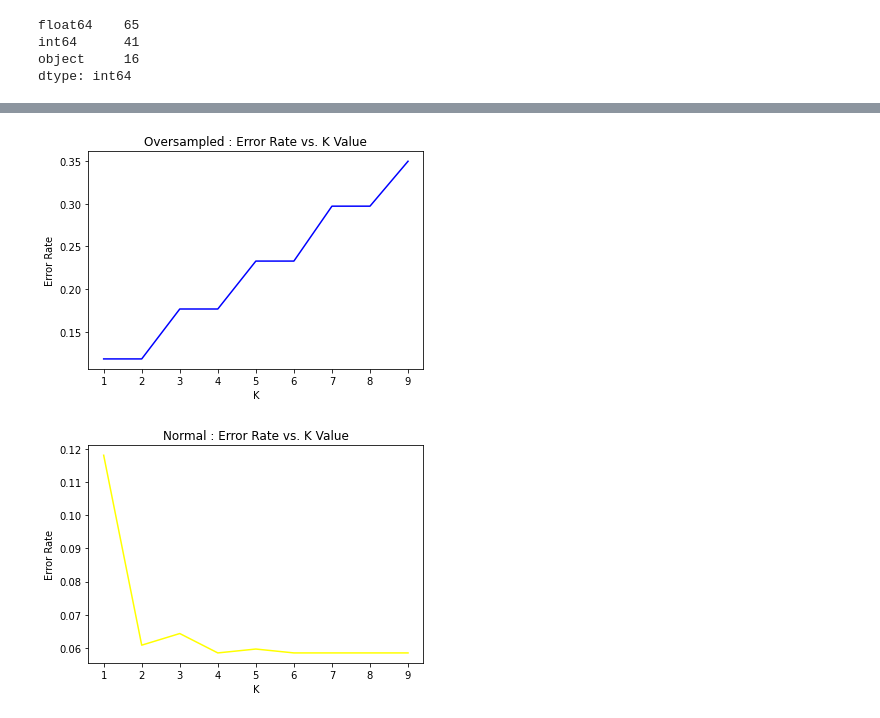
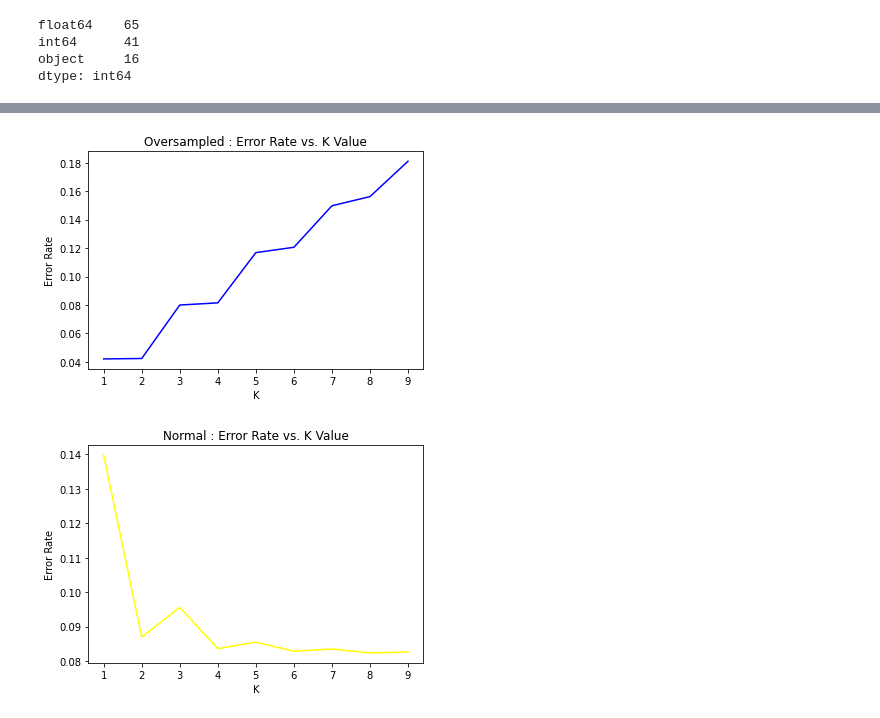
Before and after one commit to PaulBagnis/HomeCredit, a Jupyter notebook: notebooks/knn.ipynb, the cells around one changed output, grey strips where cells are left out. Saved outputs shown, nothing was run; the diff lists cells and outputs as text; code cells hidden in the pictures.

```diff
--- a/notebooks/knn.ipynb
+++ b/notebooks/knn.ipynb
@@ -171,22 +173,21 @@ Name: TARGET, dtype: float64
 # %%
 #Oversampling (not undersampling) because we haven't many rows.
-
 # Separate majority and minority classes
-df_majority = dfTrain[dfTrain['TARGET']==0]
-df_minority = dfTrain[dfTrain['TARGET']==1]
+df_majority = df[df['TARGET']==0]
+df_minority = df[df['TARGET']==1]
 
 # Upsample minority class
 df_minority_upsampled = resample(df_minority,
                                  replace=True,     # sample with replacement
-                                 n_samples=round(dfTrain.shape[0] * 0.918744),  # to match majority class
+                                 n_samples=round(df.shape[0] * 0.919089),  # to match majority class
                                  random_state=123) # reproducible results
 
 # Combine majority class with upsampled minority class
-dfTrainUpsampled = pd.concat([df_majority, df_minority_upsampled])
+dfUpsampled = pd.concat([df_majority, df_minority_upsampled])
 
 # Display new class counts
-dfTrainUpsampled['TARGET'].value_counts()
-print('Training data shape: ', dfTrainUpsampled.shape)
+dfUpsampled['TARGET'].value_counts()
+print('Training data shape: ', dfUpsampled.shape)
 
-dfTrainUpsampled['TARGET'].astype(int).plot.hist();
+dfUpsampled['TARGET'].astype(int).plot.hist();
 # %% [output]
@@ -195,51 +196,67 @@ Training data shape:  (14380, 118)
 # %%
 #Knns preparation.
 
-#Test
-X_test = dfTest.drop('TARGET', 1)
-y_test = dfTest['TARGET']
+#Oversampled knn.
+basic_up_X_train = dfUpsampled.drop('TARGET', 1)
+basic_up_y_train = dfUpsampled['TARGET']
 
-#Oversampled knn.
-oversampled_X_train = dfTrainUpsampled.drop('TARGET', 1)
-oversampled_y_train = dfTrainUpsampled['TARGET']
+#Cross validation for oversampled.
+up_X_train, up_X_test, up_y_train, up_y_test = train_test_split(basic_up_X_train, basic_up_y_train, test_size=0.2, random_state=0)
+up_X_train_id = up_X_train['SK_ID_CURR']
+up_X_test_id = up_X_test['SK_ID_CURR']
+
+# Feature scaling for oversampled.
+sc = StandardScaler()
+up_X_train = pd.DataFrame(sc.fit_transform(up_X_train),columns = up_X_train.columns)
+up_X_test = pd.DataFrame(sc.fit_transform(up_X_test),columns = up_X_test.columns)
+
 
 #Normal knn.
-X_train = dfTrain.drop('TARGET', 1)
-y_train = dfTrain['TARGET']
+basic_X_train = df.drop('TARGET', 1)
+basic_y_train = df['TARGET']
+
+#Cross validation for oversampled.
+X_train, X_test, y_train, y_test = train_test_split(basic_X_train, basic_y_train, test_size=0.2, random_state=0)
+X_train_id = X_train['SK_ID_CURR']
+X_test_id = X_test['SK_ID_CURR']
+
+# Feature scaling for oversampled.
+sc = StandardScaler()
+X_train = pd.DataFrame(sc.fit_transform(X_train),columns = X_train.columns)
+X_test = pd.DataFrame(sc.fit_transform(X_test),columns = X_test.columns)
 
 #Find the best k for our models.
 
 oversampled_error_rate = []
 normal_error_rate = []
 
-# Will take some time
 for i in range(1,10):
 
     oversampled_knn = KNeighborsClassifier(n_neighbors=i)
-    oversampled_knn.fit(oversampled_X_train, oversampled_y_train)
-    pred_i = oversampled_knn.predict(X_test)
-    oversampled_error_rate.append(np.mean(pred_i != y_test))
+    oversampled_knn.fit(up_X_train, up_y_train)
+    pred_i = oversampled_knn.predict(up_X_test)
+    oversampled_error_rate.append(np.mean(pred_i != up_y_test))
 
     normal_knn = KNeighborsClassifier(n_neighbors=i)
     normal_knn.fit(X_train, y_train)
     pred_i2 = normal_knn.predict(X_test)
     normal_error_rate.append(np.mean(pred_i2 != y_test))
 
 
 plt.plot(range(1,10),oversampled_error_rate,color='blue', linestyle='solid')
 plt.title('Oversampled : Error Rate vs. K Value')
 plt.xlabel('K')
 plt.ylabel('Error Rate')
 plt.show()
 
 plt.plot(range(1,10),normal_error_rate,color='yellow', linestyle='solid')
 plt.title('Normal : Error Rate vs. K Value')
 plt.xlabel('K')
 plt.ylabel('Error Rate')
 plt.show()
 # %% [output]
-[figure, old version]
+[figure, new version]
-[figure, old version]
+[figure, new version]
 # %%
 #Oversampled knn declaration -> with k = 2.
 oversampled_knn = KNeighborsClassifier(n_neighbors=2, n_jobs=-1)
```
Also changed, not shown: parts of 10 cells of this notebook, 1 other file.
